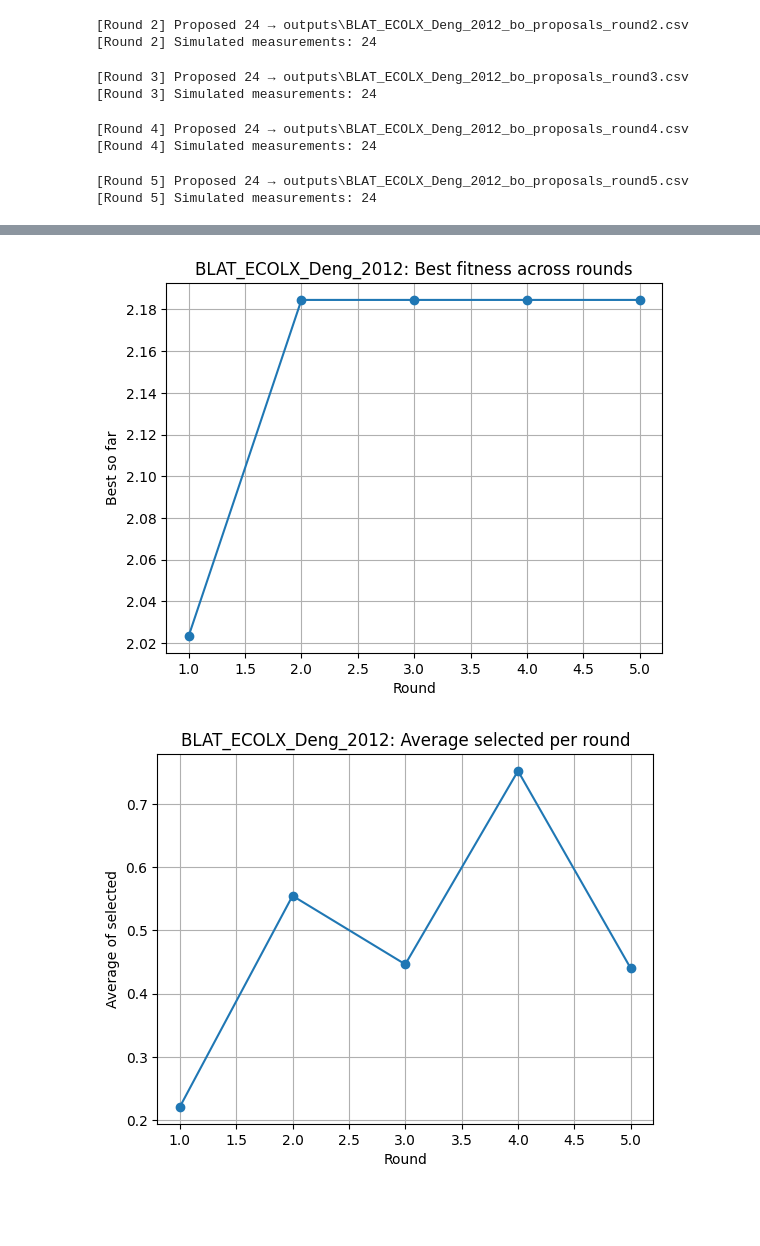
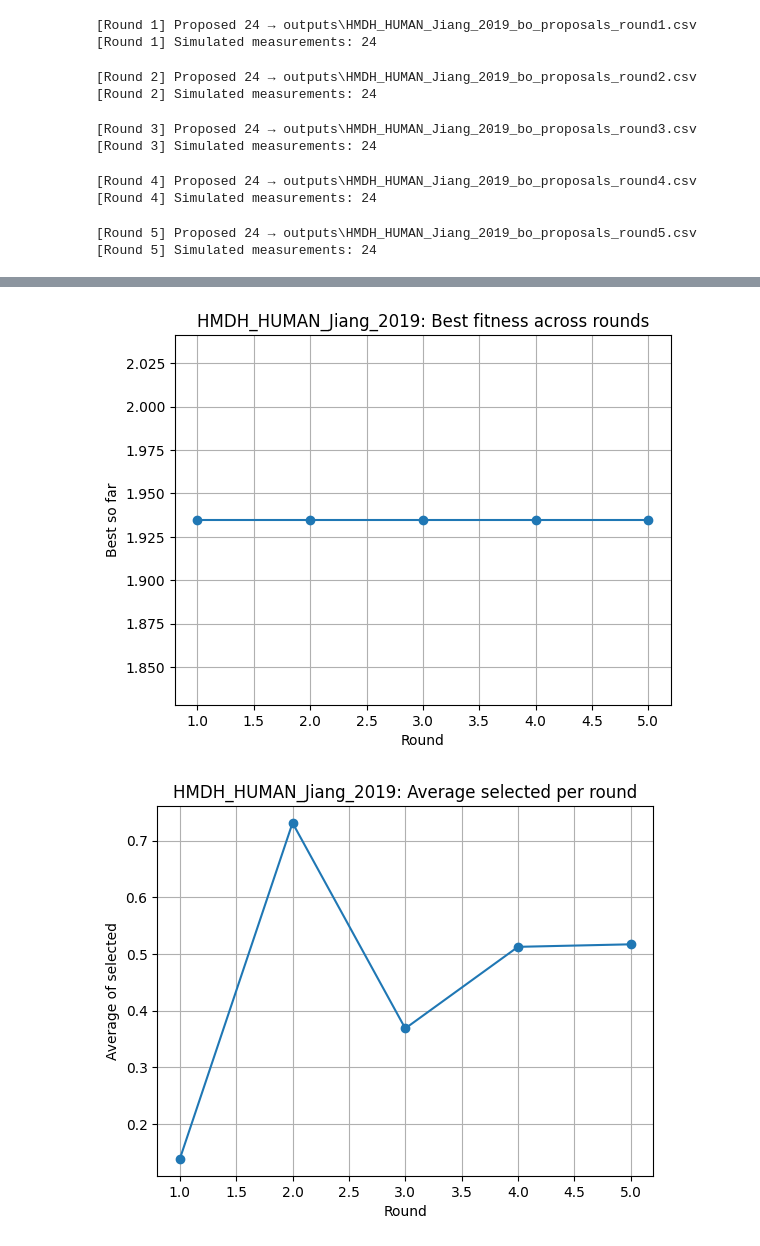
Before and after one commit to theerapas/Rosaloid, a Jupyter notebook: esm_ngb.ipynb, the cells around one changed output, grey strips where cells are left out. Drawn from its saved outputs; the diff is of its cells as text; code cells hidden in the pictures; blank space fills up the shorter version.

```diff
--- a/esm_ngb.ipynb
+++ b/esm_ngb.ipynb
@@ -35,7 +35,7 @@ random.seed(RANDOM_SEED)
 SHOW_PROGRESS = True
 
 # Select the protein to run by its DMS_id (must exist in REF_PATH)
-DMS_ID_TO_RUN = "BLAT_ECOLX_Deng_2012"
+DMS_ID_TO_RUN = "HMDH_HUMAN_Jiang_2019"
 
 # WT/Meta CSV (must have: DMS_id, target_seq, raw_DMS_directionality)
 REF_PATH = "inputs/DMS_substitutions.csv"
@@ -458,9 +457,11 @@ Embedder mode: esm | device=cuda
-[Round 2] Proposed 24 → outputs\BLAT_ECOLX_Deng_2012_bo_proposals_round2.csv
-[Round 2] Simulated measurements: 24
+[Round 1] Proposed 24 → outputs\HMDH_HUMAN_Jiang_2019_bo_proposals_round1.csv
+[Round 1] Simulated measurements: 24
-[Round 3] Proposed 24 → outputs\BLAT_ECOLX_Deng_2012_bo_proposals_round3.csv
-[Round 3] Simulated measurements: 24
+[Round 2] Proposed 24 → outputs\HMDH_HUMAN_Jiang_2019_bo_proposals_round2.csv
+[Round 2] Simulated measurements: 24
-[Round 4] Proposed 24 → outputs\BLAT_ECOLX_Deng_2012_bo_proposals_round4.csv
-[Round 4] Simulated measurements: 24
+[Round 3] Proposed 24 → outputs\HMDH_HUMAN_Jiang_2019_bo_proposals_round3.csv
+[Round 3] Simulated measurements: 24
-[Round 5] Proposed 24 → outputs\BLAT_ECOLX_Deng_2012_bo_proposals_round5.csv
-[Round 5] Simulated measurements: 24
+[Round 4] Proposed 24 → outputs\HMDH_HUMAN_Jiang_2019_bo_proposals_round4.csv
+[Round 4] Simulated measurements: 24
+[Round 5] Proposed 24 → outputs\HMDH_HUMAN_Jiang_2019_bo_proposals_round5.csv
+[Round 5] Simulated measurements: 24
 |  | round | best_so_far | avg_selected | gain_best_vs_prev | gain_avg_vs_prevbest | diversity_mean_hamming | ... |
@@ -472,2 +473,2 @@ Embedder mode: esm | device=cuda
-[figure, old version]
+[figure, new version]
-[figure, old version]
+[figure, new version]
```
Also changed, not shown: parts of 2 cells of this notebook, 9 other files.
